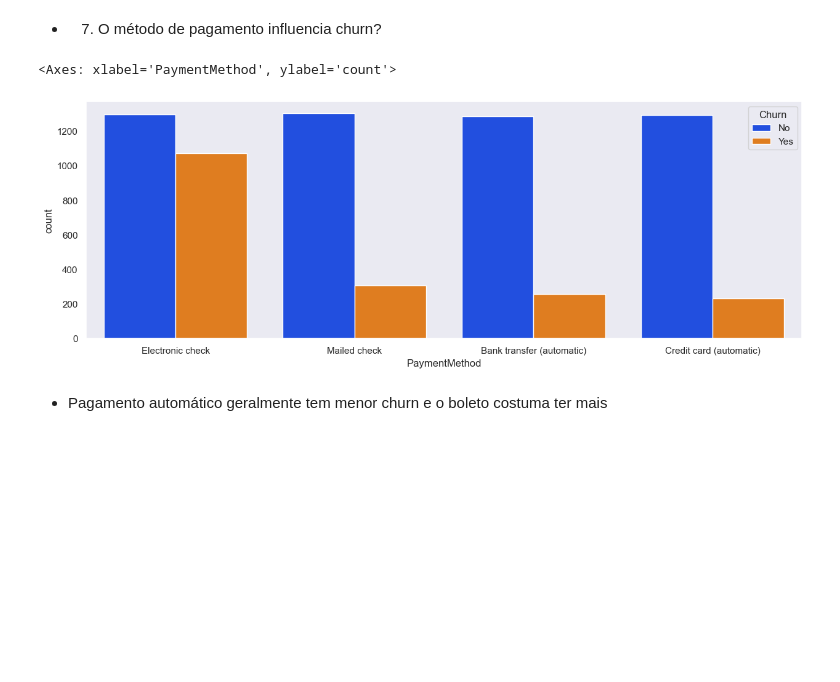
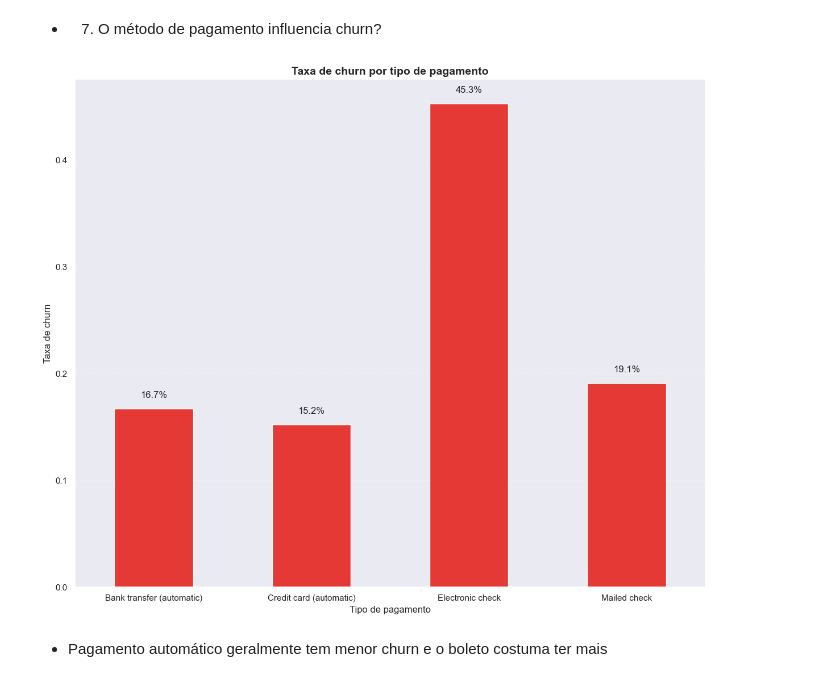
Before and after one commit to LuanESA/telco-churn, a Jupyter notebook: analise_exploratoria.ipynb, the cells around one changed output. Saved outputs shown, nothing was run; the diff lists cells and outputs as text; code cells hidden in the pictures; blank space fills up the shorter version.

```diff
--- a/analise_exploratoria.ipynb
+++ b/analise_exploratoria.ipynb
@@ -303 +368,7 @@ sns.boxplot(data=df, x='Churn', y='MonthlyCharges')
+# %%
+churn_rate = (
+    df.groupby('tenure_group')['Churn']
+    .value_counts(normalize=True)
+    .unstack()
+)
 # %%
@@ -309,4 +402,12 @@ sns.histplot(data=df, x='tenure', hue='Churn', bins=30)
 - Clientes antigos tendem a ficar.
 # %% [markdown]
 - 6. O tipo de internet influencia churn?
+# %%
+df_internet = df[df['InternetService'] != 'No']
+
+churn_rate = (
+    df_internet.groupby('InternetService')['Churn']
+    .value_counts(normalize=True)
+    .unstack()
+)
 # %%
@@ -318,12 +436,34 @@ sns.countplot(data=df, x='InternetService', hue='Churn')
 - O serviço Fibra Óptica pode gerar mais cancelamento.
 # %% [markdown]
 - 7. O método de pagamento influencia churn?
+# %%
+churn_rate = (
+    df.groupby('PaymentMethod')['Churn']
+    .value_counts(normalize=True)
+    .unstack()
+)
 # %%
-plt.figure(figsize=(15, 5))
-sns.countplot(data=df, x='PaymentMethod', hue='Churn')
+plt.figure(figsize=(12, 10))
+
+churn_rate['Yes'].plot(
+    kind='bar',
+    color='#E53935'
+)
+
+plt.title('Taxa de churn por tipo de pagamento', fontsize=14, weight='bold')
+plt.xlabel('Tipo de pagamento')
+plt.ylabel('Taxa de churn')
+
+for i, v in enumerate(churn_rate['Yes']):
+    plt.text(i, v + 0.01, f'{v:.1%}', ha='center')
+
+plt.grid(axis='y', linestyle='--', alpha=0.3)
+plt.xticks(rotation=0)
+
+plt.tight_layout()
+plt.show()
 # %% [output]
-<Axes: xlabel='PaymentMethod', ylabel='count'>
-[figure, old version]
+[figure, new version]
 # %% [markdown]
 - Pagamento automático geralmente tem menor churn e o boleto costuma ter mais
 # %% [markdown]
```
Also changed, not shown: parts of 16 cells of this notebook.
